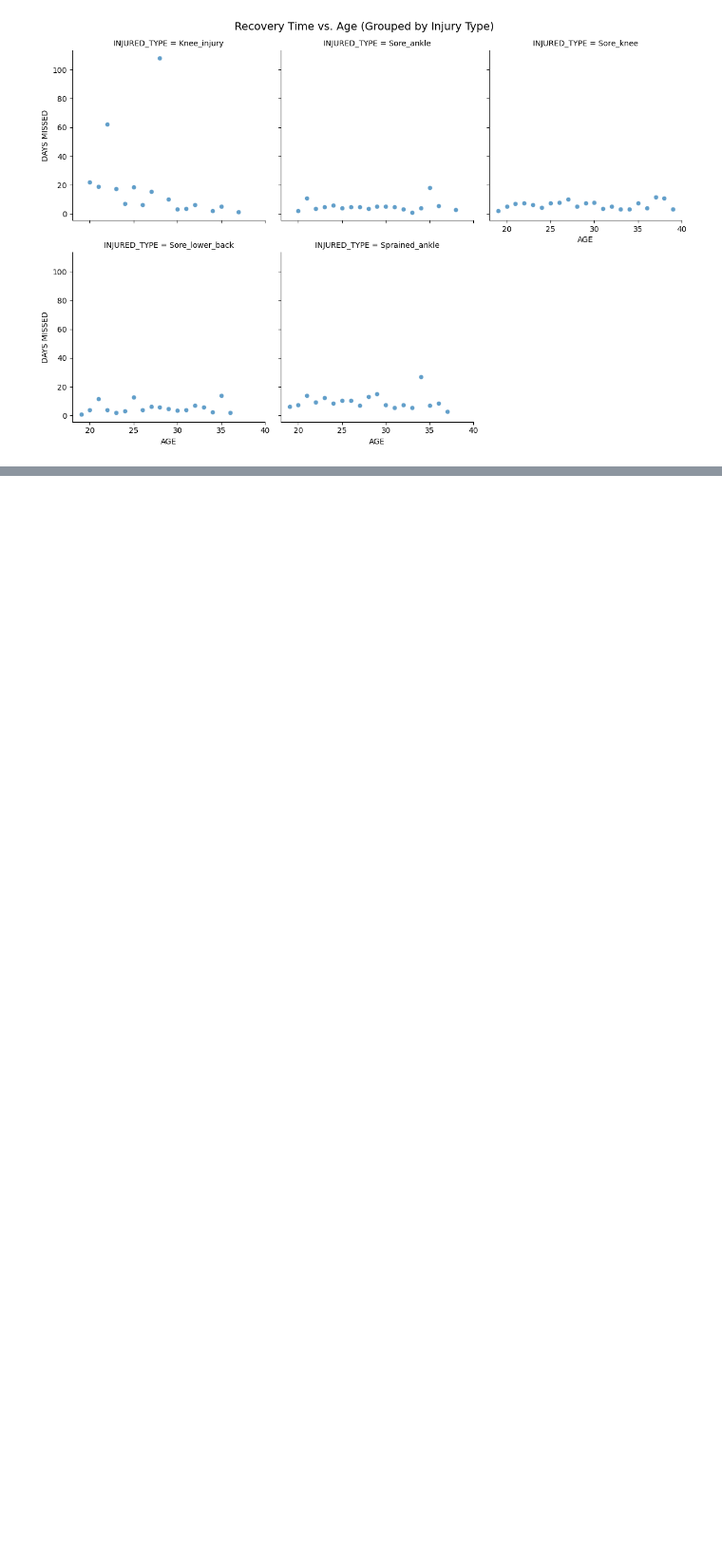
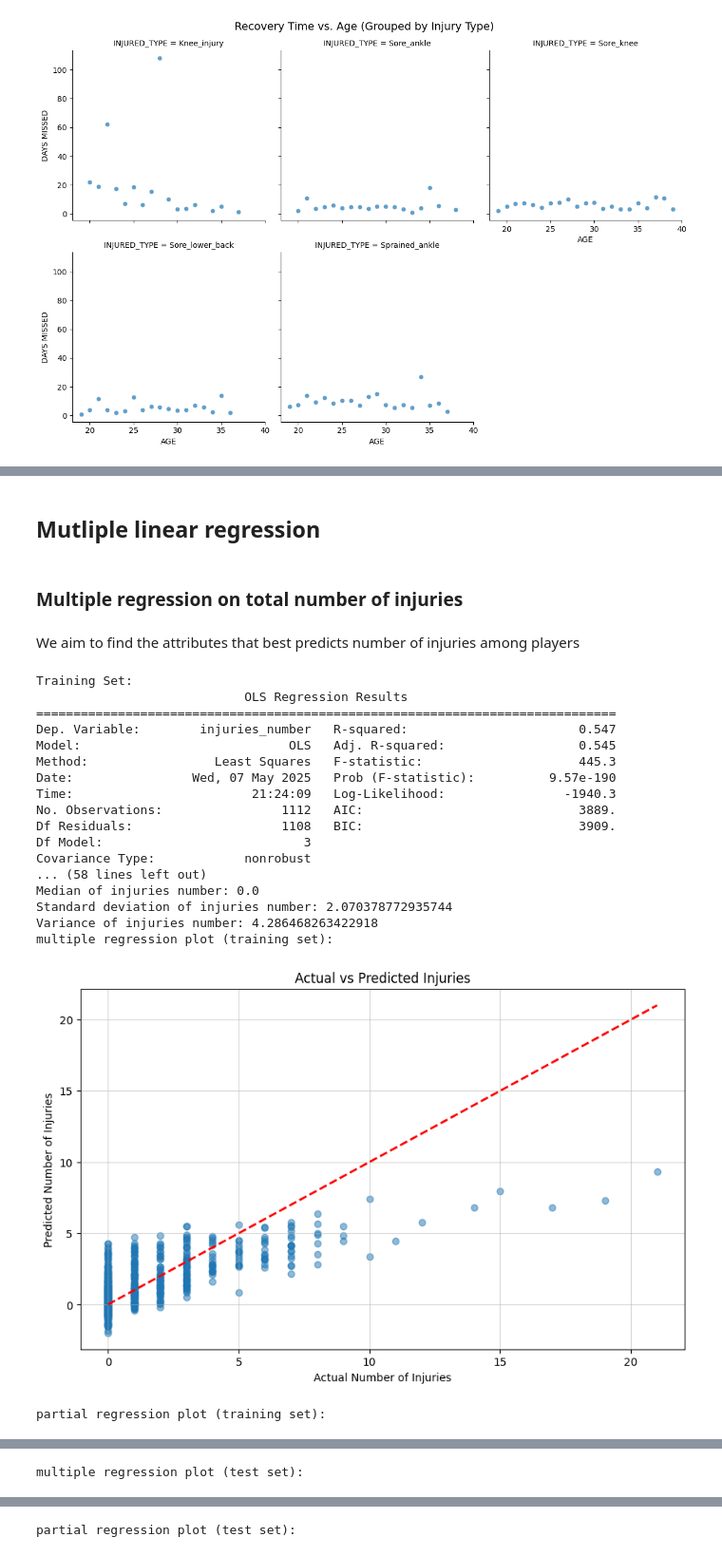
Before and after one commit to luciocanepa/data_science_project, a Jupyter notebook: regression.ipynb, the cells around one changed output, grey strips where cells are left out. Shown at 95% size. Drawn from its saved outputs; the diff is of its cells as text; code cells hidden in the pictures; blank space fills up the shorter version.

```diff
--- a/regression.ipynb
+++ b/regression.ipynb
@@ -247,25 +61,0 @@ strong multicollinearity or other numerical problems.
-# %%
-# Convert height and weight directly to numeric without string operations
-db['PLAYER_HEIGHT_INCHES'] = pd.to_numeric(db['PLAYER_HEIGHT_INCHES'], errors='coerce')
-db['PLAYER_WEIGHT'] = pd.to_numeric(db['PLAYER_WEIGHT'], errors='coerce')
-db['DIST_MILES'] = pd.to_numeric(db['DIST_MILES'], errors='coerce')
-db['PACE'] = pd.to_numeric(db['PACE'], errors='coerce')
-db['AVG_SPEED'] = pd.to_numeric(db['AVG_SPEED'], errors='coerce')
-
-# Create DataFrame with all variables for multiple regression
-injuries_multiple = pd.DataFrame([
-    {
-        'injuries_number': len(db[(db["AGE"] == a) & (~db["INJURED_TYPE"].isna())]),
-        'games_played': db[db["AGE"] == a]["GP"].sum(),
-        'days_missed': db[db["AGE"] == a]["DAYS MISSED"].sum(),
-        'pace': db[db["AGE"] == a]["PACE"].mean(),
-        'dist_miles': db[db["AGE"] == a]["DIST_MILES"].mean(),
-        'avg_speed': db[db["AGE"] == a]["AVG_SPEED"].mean(),
-    }
-    for a in sorted(db["AGE"].unique())
-])
-
-# Perform multiple regression
-res_multiple = sm.ols('injuries_number ~ games_played + days_missed + pace + dist_miles + avg_speed', data=injuries_multiple).fit()
-
-print(res_multiple.summary())
@@ -795,0 +158,45 @@ Values >1 indicate overdispersion (NB is appropriate)
+# %% [markdown]
+## Mutliple linear regression
+# %% [markdown]
+### Multiple regression on total number of injuries
+# %% [markdown]
+We aim to find the attributes that best predicts number of injuries among players
+# %%
+injuries_multiple = pd.DataFrame([
+    {
+        'injuries_number': len(db[(db["PLAYER_ID"] == p) & (db["INJURED_TYPE"].notna())]),
+        'age': db[db["PLAYER_ID"] == p]["AGE"].iloc[0],
+        'games_played': db[db["PLAYER_ID"] == p]["GP"].sum(),
+        'minutes': db[db["PLAYER_ID"] == p]["MIN"].mean(),
+    }
+    for p in db["PLAYER_ID"].unique()
+])
+
+train_data, test_data = train_test_split(injuries_multiple, test_size=0.2, random_state=42)
+
+res_train = sm.ols('injuries_number ~ age + games_played + minutes', data=train_data).fit()
+res_test = sm.ols('injuries_number ~ age + games_played + minutes', data=test_data).fit()
+# %%
+multiple_regression_result(
+    res_train, res_test, injuries_multiple, test_data, train_data
+)
+# %% [output]
+Training Set:
+                            OLS Regression Results
+==============================================================================
+Dep. Variable:        injuries_number   R-squared:                       0.547
+Model:                            OLS   Adj. R-squared:                  0.545
+Method:                 Least Squares   F-statistic:                     445.3
+Date:                Wed, 07 May 2025   Prob (F-statistic):          9.57e-190
+Time:                        21:24:09   Log-Likelihood:                -1940.3
+No. Observations:                1112   AIC:                             3889.
+Df Residuals:                    1108   BIC:                             3909.
+Df Model:                           3
+Covariance Type:            nonrobust
+... (58 lines left out)
+Median of injuries number: 0.0
+Standard deviation of injuries number: 2.070378772935744
+Variance of injuries number: 4.286468263422918
+multiple regression plot (training set):
+[figure, added]
+partial regression plot (training set):
@@ -795,0 +204 @@ Values >1 indicate overdispersion (NB is appropriate)
+multiple regression plot (test set):
@@ -795,0 +206 @@ Values >1 indicate overdispersion (NB is appropriate)
+partial regression plot (test set):
```
Also changed, not shown: parts of 39 cells of this notebook, 2 other files.
